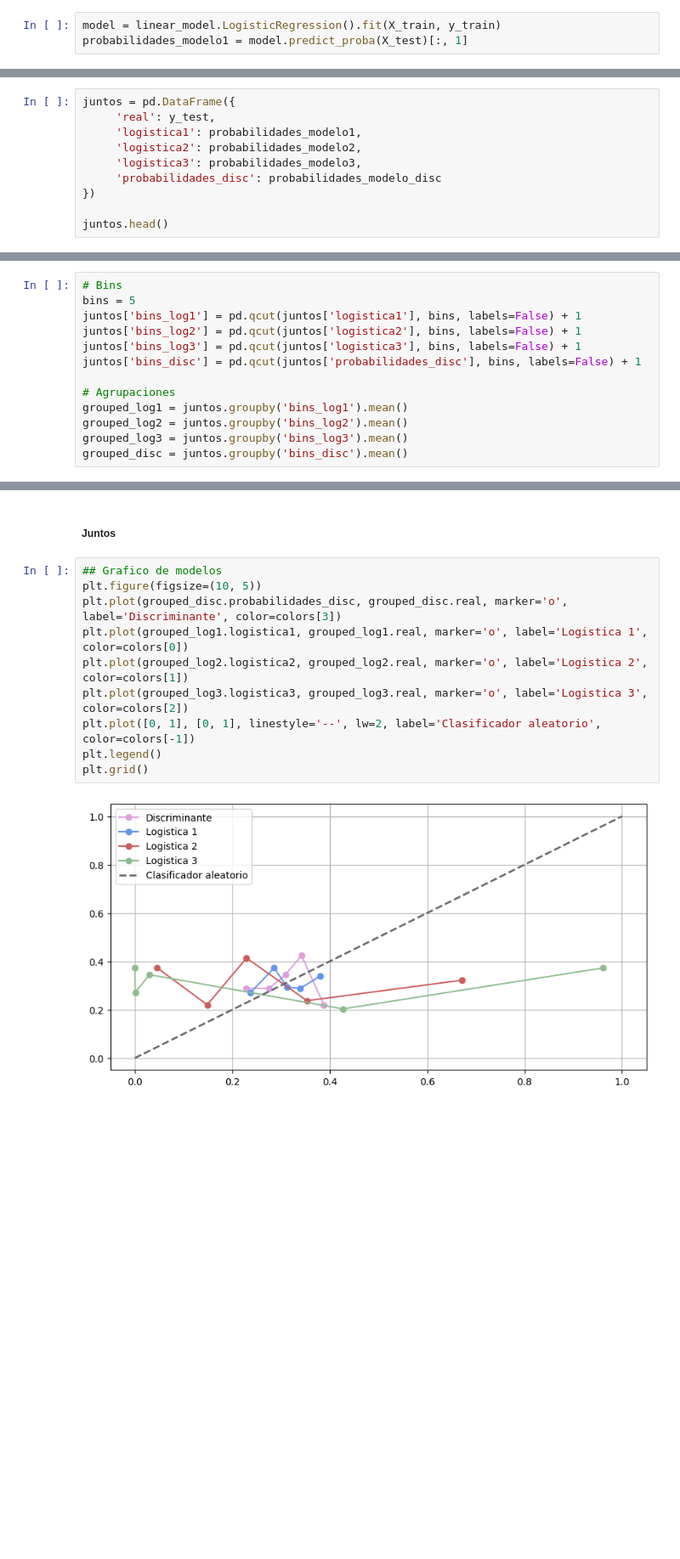
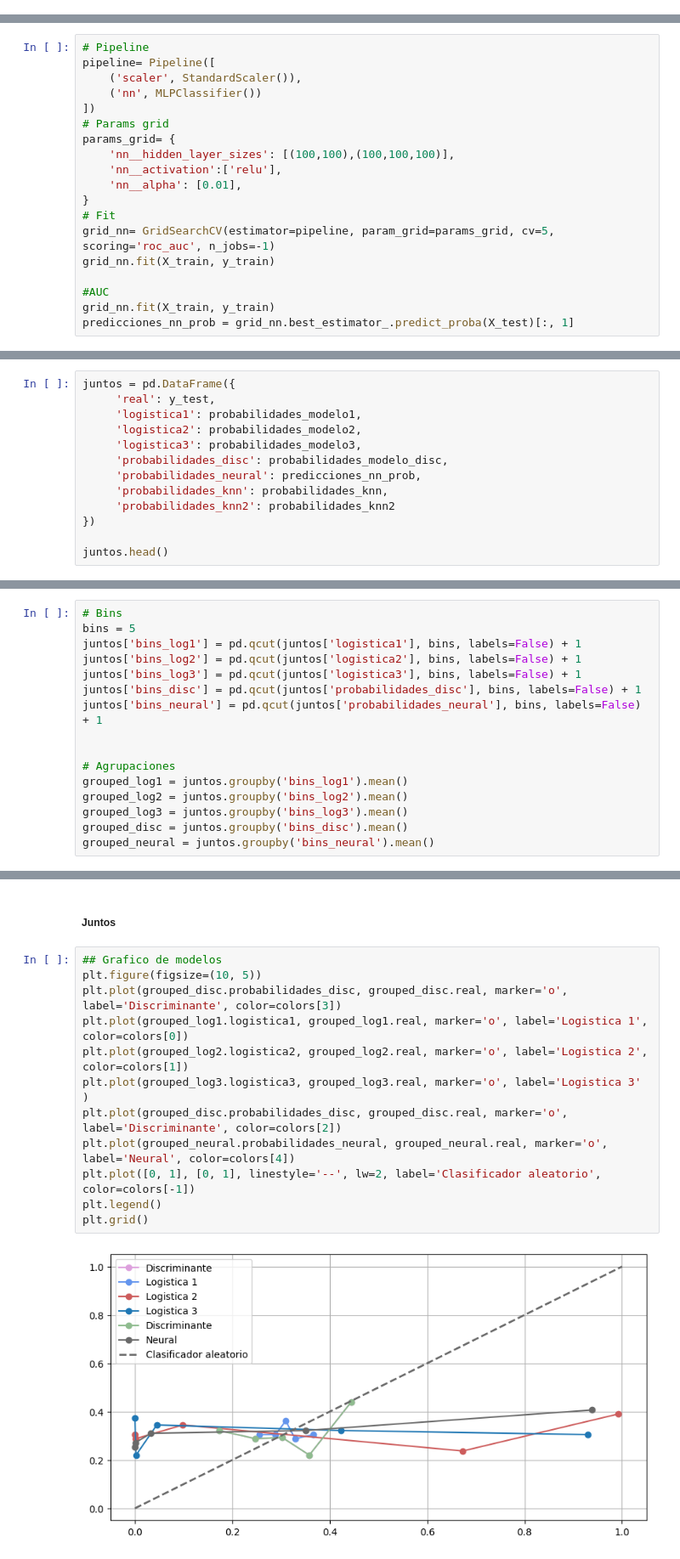
Before and after one commit to ppmelch/Lab-Aprendizaje-Estad-stico, a Jupyter notebook: Parcial 2/Examen2/Examen2.ipynb, the cells around one changed output, grey strips where cells are left out. Shown at 85% size. Cells and saved outputs as stored; diff of their text form; blank space fills up the shorter version.

```diff
--- a/Parcial 2/Examen2/Examen2.ipynb
+++ b/Parcial 2/Examen2/Examen2.ipynb
@@ -246,3 +250,0 @@ Name: is_satisfied, dtype: float64
-# %%
-model = linear_model.LogisticRegression().fit(X_train, y_train)
-probabilidades_modelo1 = model.predict_proba(X_test)[:, 1]
@@ -286,6 +280,25 @@ pipeline.fit(X_train, y_train)
 probabilidades_modelo3 = pipeline.predict_proba(X_test)[:, 1]
 # %% [markdown]
 ##### Red Neuronal
+# %%
+# Pipeline
+pipeline= Pipeline([
+    ('scaler', StandardScaler()),
+    ('nn', MLPClassifier())
+])
+# Params grid
+params_grid= {
+    'nn__hidden_layer_sizes': [(100,100),(100,100,100)],
+    'nn__activation':['relu'],
+    'nn__alpha': [0.01],
+}
+# Fit
+grid_nn= GridSearchCV(estimator=pipeline, param_grid=params_grid, cv=5, scoring='roc_auc', n_jobs=-1)
+grid_nn.fit(X_train, y_train)
+
+#AUC
+grid_nn.fit(X_train, y_train)
+predicciones_nn_prob = grid_nn.best_estimator_.predict_proba(X_test)[:, 1]
 # %% [markdown]
 ##### Analisis de Discriminante Lineal
 # %%
@@ -304,7 +317,10 @@ juntos = pd.DataFrame({
      'logistica1': probabilidades_modelo1,
      'logistica2': probabilidades_modelo2,
      'logistica3': probabilidades_modelo3,
-     'probabilidades_disc': probabilidades_modelo_disc
+     'probabilidades_disc': probabilidades_modelo_disc,
+     'probabilidades_neural': predicciones_nn_prob,
+     'probabilidades_knn': probabilidades_knn,
+     'probabilidades_knn2': probabilidades_knn2
 })
 
 juntos.head()
@@ -322,10 +338,13 @@ juntos['bins_log1'] = pd.qcut(juntos['logistica1'], bins, labels=False) + 1
 juntos['bins_log2'] = pd.qcut(juntos['logistica2'], bins, labels=False) + 1
 juntos['bins_log3'] = pd.qcut(juntos['logistica3'], bins, labels=False) + 1
 juntos['bins_disc'] = pd.qcut(juntos['probabilidades_disc'], bins, labels=False) + 1
+juntos['bins_neural'] = pd.qcut(juntos['probabilidades_neural'], bins, labels=False) + 1
+
 
 # Agrupaciones
 grouped_log1 = juntos.groupby('bins_log1').mean()
 grouped_log2 = juntos.groupby('bins_log2').mean()
 grouped_log3 = juntos.groupby('bins_log3').mean()
 grouped_disc = juntos.groupby('bins_disc').mean()
+grouped_neural = juntos.groupby('bins_neural').mean()
 # %% [markdown]
@@ -434,12 +507,14 @@ AUC:  0.49483426603529923
 # %%
 ## Grafico de modelos
 plt.figure(figsize=(10, 5))
 plt.plot(grouped_disc.probabilidades_disc, grouped_disc.real, marker='o', label='Discriminante', color=colors[3])
 plt.plot(grouped_log1.logistica1, grouped_log1.real, marker='o', label='Logistica 1', color=colors[0])
 plt.plot(grouped_log2.logistica2, grouped_log2.real, marker='o', label='Logistica 2', color=colors[1])
-plt.plot(grouped_log3.logistica3, grouped_log3.real, marker='o', label='Logistica 3', color=colors[2])
+plt.plot(grouped_log3.logistica3, grouped_log3.real, marker='o', label='Logistica 3' )
+plt.plot(grouped_disc.probabilidades_disc, grouped_disc.real, marker='o', label='Discriminante', color=colors[2])
+plt.plot(grouped_neural.probabilidades_neural, grouped_neural.real, marker='o', label='Neural', color=colors[4])
 plt.plot([0, 1], [0, 1], linestyle='--', lw=2, label='Clasificador aleatorio', color=colors[-1])
 plt.legend()
 plt.grid()
 # %% [output]
-[figure, old version]
+[figure, new version]
```
Also changed, not shown: parts of 43 cells of this notebook.
